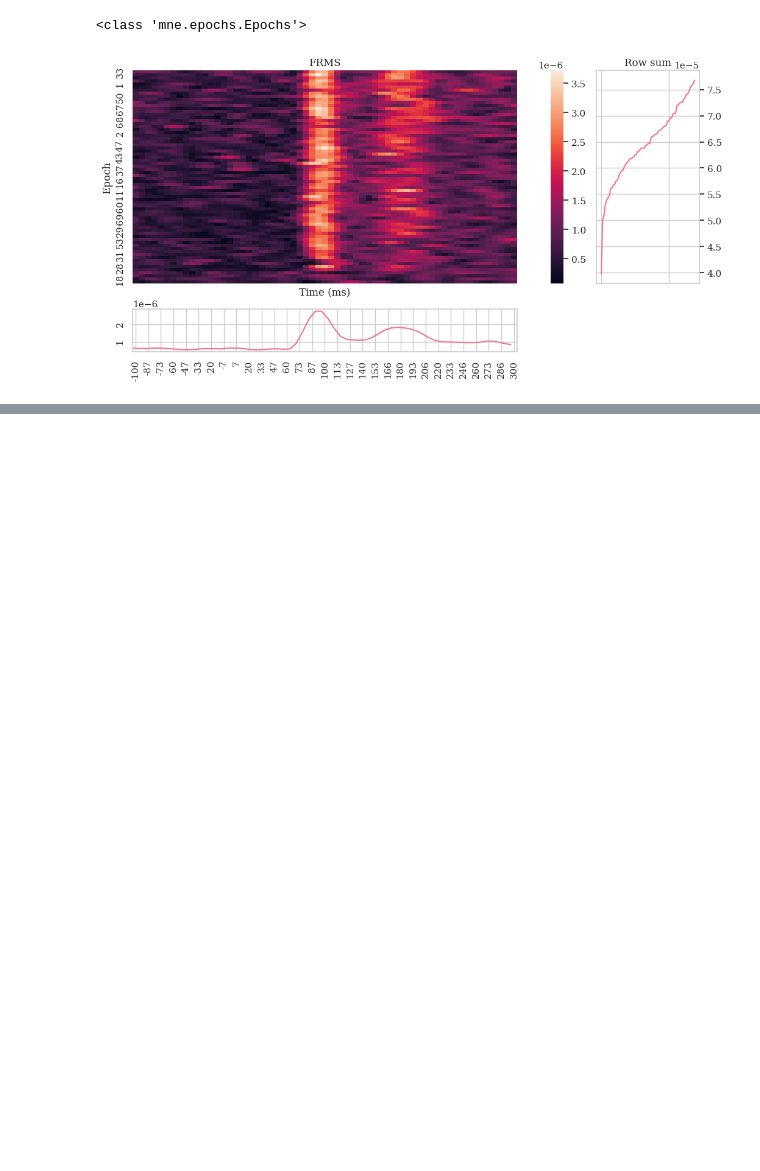
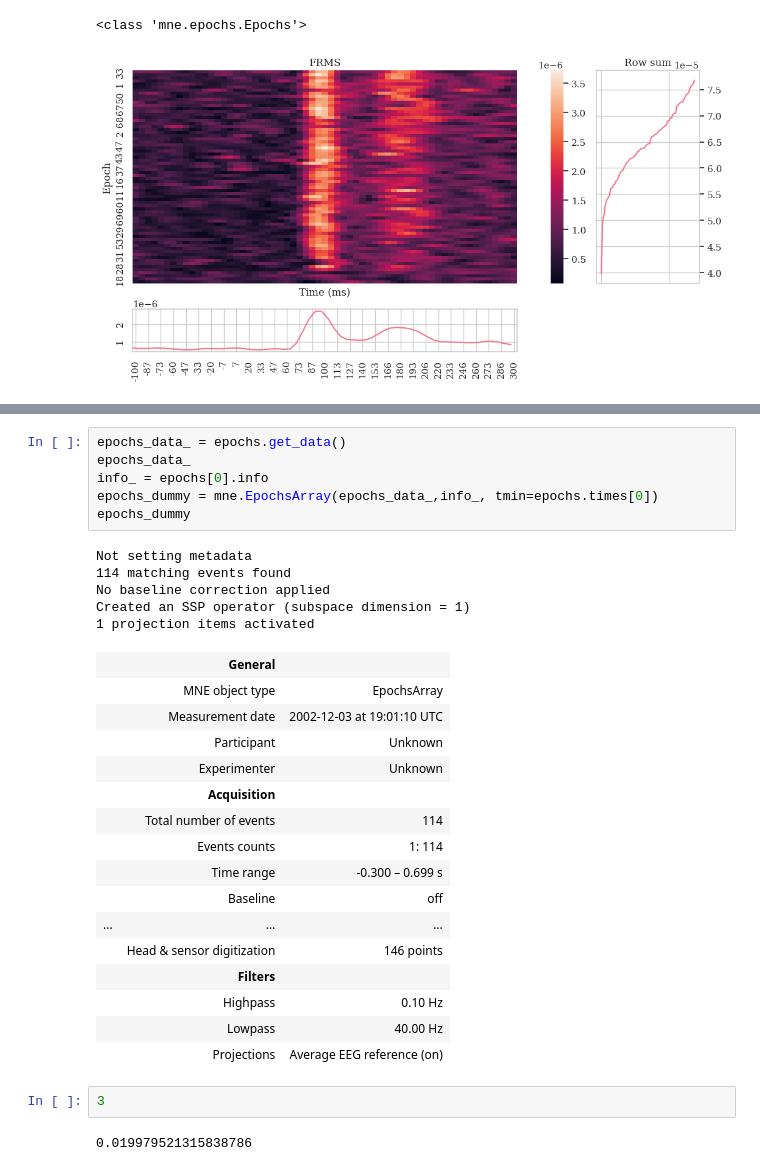
Before and after one commit to isacostamaia/data_exploration_EEG, a Jupyter notebook: evoked_vis.ipynb, the cells around one changed output, grey strips where cells are left out. Cells and saved outputs as stored; diff of their text form; blank space fills up the shorter version.

```diff
--- a/evoked_vis.ipynb
+++ b/evoked_vis.ipynb
@@ -512,0 +533,32 @@ plot_fmrs(frms)
+# %%
+epochs_data_ = epochs.get_data()
+epochs_data_
+info_ = epochs[0].info
+epochs_dummy = mne.EpochsArray(epochs_data_,info_, tmin=epochs.times[0])
+epochs_dummy
+# %% [output]
+Not setting metadata
+114 matching events found
+No baseline correction applied
+Created an SSP operator (subspace dimension = 1)
+1 projection items activated
+|  | General |  |
+|  | MNE object type | EpochsArray |
+|  | Measurement date | 2002-12-03 at 19:01:10 UTC |
+|  | Participant | Unknown |
+|  | Experimenter | Unknown |
+|  | Acquisition |  |
+|  | Total number of events | 114 |
+|  | Events counts | 1: 114 |
+|  | Time range | -0.300 – 0.699 s |
+|  | Baseline | off |
+| ... | ... | ... |
+|  | Head & sensor digitization | 146 points |
+|  | Filters |  |
+|  | Highpass | 0.10 Hz |
+|  | Lowpass | 40.00 Hz |
+|  | Projections | Average EEG reference (on) |
+# %%
+3
+# %% [output]
+0.019979521315838786
```
Also changed, not shown: parts of 1 cell of this notebook, 6 other files.
